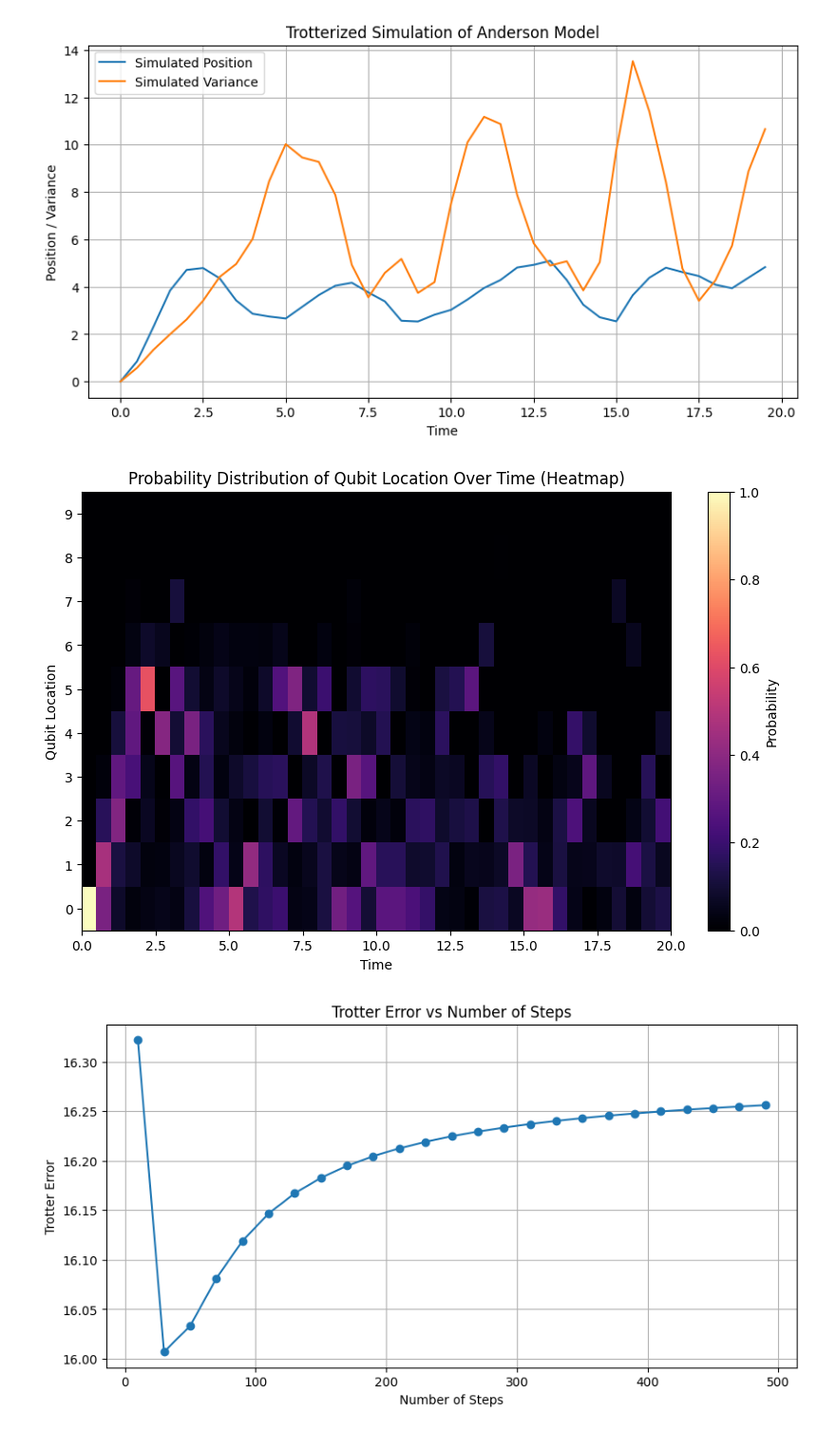
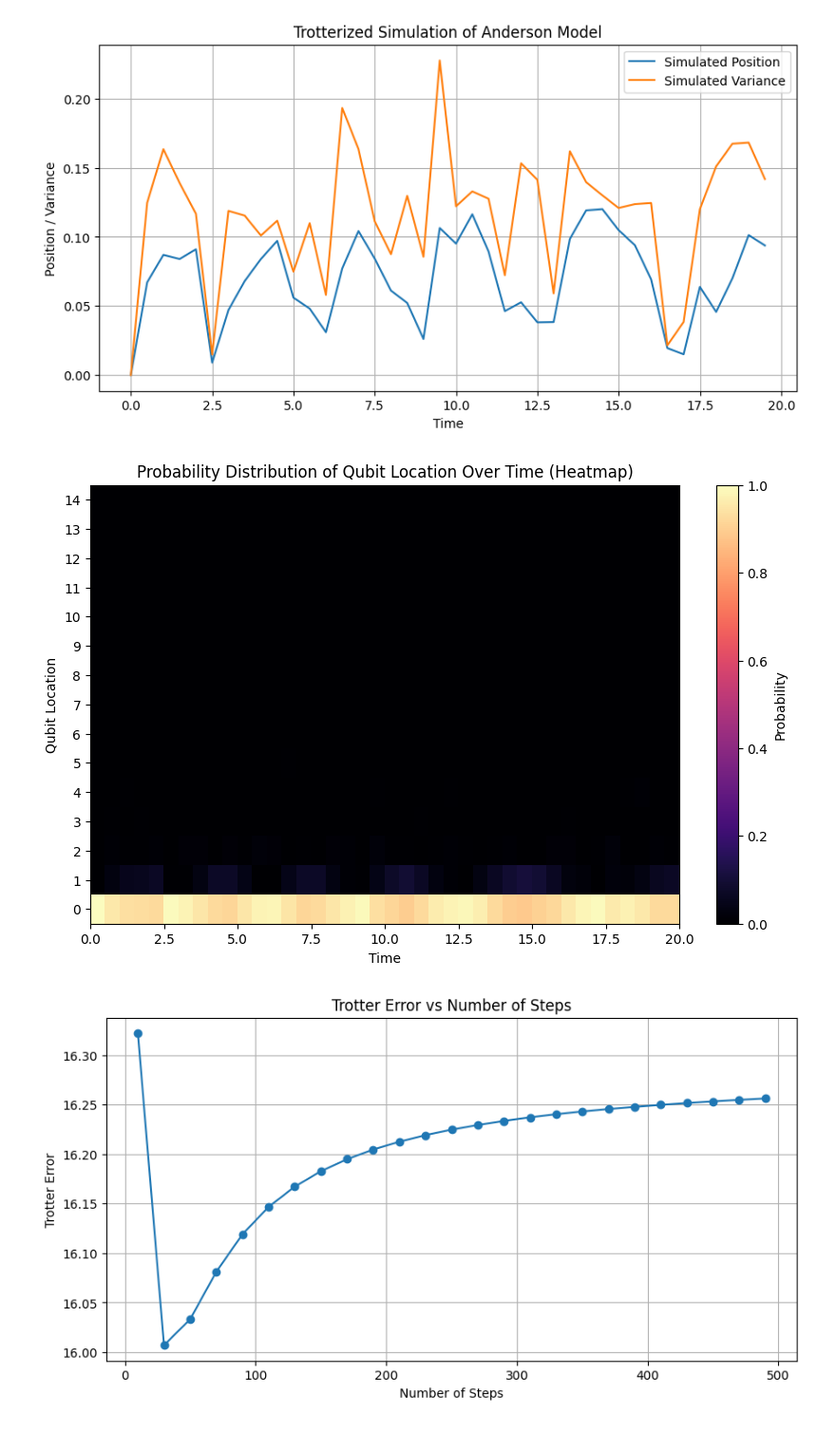
Before and after one commit to JEly613/EinR_CD05, a Jupyter notebook: Project/Trotterized Anderson.ipynb, the cells around one changed output. Shown at 95% size. Saved outputs shown, nothing was run; the diff lists cells and outputs as text; code cells hidden in the pictures.

Commit message:
Fixed Trotterization bug causing graphs to not work

```diff
--- a/Project/Trotterized Anderson.ipynb
+++ b/Project/Trotterized Anderson.ipynb
@@ -47,43 +47,46 @@ def run_trotterized_simulation_qiskit_gates(steps, time_range, random_factor, nu
         job = simulator.run(compiled_circuit, shots=shots)
         result = job.result()
         counts = dict(result.get_counts())
+        filtered_counts = {s: freq for s, freq in counts.items() if s.count('1') == 1}
 
         avg_location = 0
-        for bitstring, freq in sorted(counts.items(), key=lambda x: x[1], reverse=True):
+        for bitstring, freq in sorted(filtered_counts.items(), key=lambda x: x[1], reverse=True):
             location = num_qubits-1-bitstring.index('1')
-            avg_location += location * freq / shots
+            avg_location += location * freq / sum(filtered_counts.values())
+            # print(f"{bitstring.replace("0", "-")}: {freq}", end='; ')
+        # print(avg_location)
 
         variance = 0
-        for bitstring, freq in sorted(counts.items(), key=lambda x: x[1], reverse=True):
+        for bitstring, freq in sorted(filtered_counts.items(), key=lambda x: x[1], reverse=True):
             location = num_qubits-1-bitstring.index('1')
-            variance += (location - avg_location) ** 2 * freq / shots
-            frequencies.append([t, location, freq / shots])
+            variance += (location - avg_location) ** 2 * freq / sum(filtered_counts.values())
+            frequencies.append([t, location, freq / sum(filtered_counts.values())])
 
         positions.append(avg_location)
         variances.append(variance)
 
     return positions, variances
 
 trotter_steps = 100
 total_time = 20
 time_step_size = 0.5
-random_factor = 10
-num_qubits = 10
+random_factor = 20
+num_qubits = 15
 
 time_range = np.arange(0, total_time, time_step_size)
 
 simulated_positions, simulated_variances = run_trotterized_simulation_qiskit_gates(trotter_steps, time_range, random_factor, num_qubits)
 plt.figure(figsize=(10, 5))
 plt.plot(time_range, simulated_positions, label='Simulated Position')
 plt.plot(time_range, simulated_variances, label='Simulated Variance')
 plt.xlabel('Time')
 plt.ylabel('Position / Variance')
 plt.title('Trotterized Simulation of Anderson Model')
 plt.legend()
 plt.grid()
 plt.show()
 # %% [output]
-[figure, old version]
+[figure, new version]
 # %%
 # Convert frequencies to numpy array for easier manipulation
 freq_arr = np.array(frequencies)
@@ -118,7 +121,7 @@ plt.yticks(np.arange(0.5, num_qubits+0.5, 1), np.arange(0, num_qubits, 1)) # cen
 plt.grid(False)
 plt.show()
 # %% [output]
-[figure, old version]
+[figure, new version]
 # %%
 def get_gi(gate, i, n, get_gi1=False):
     gates = []
```
